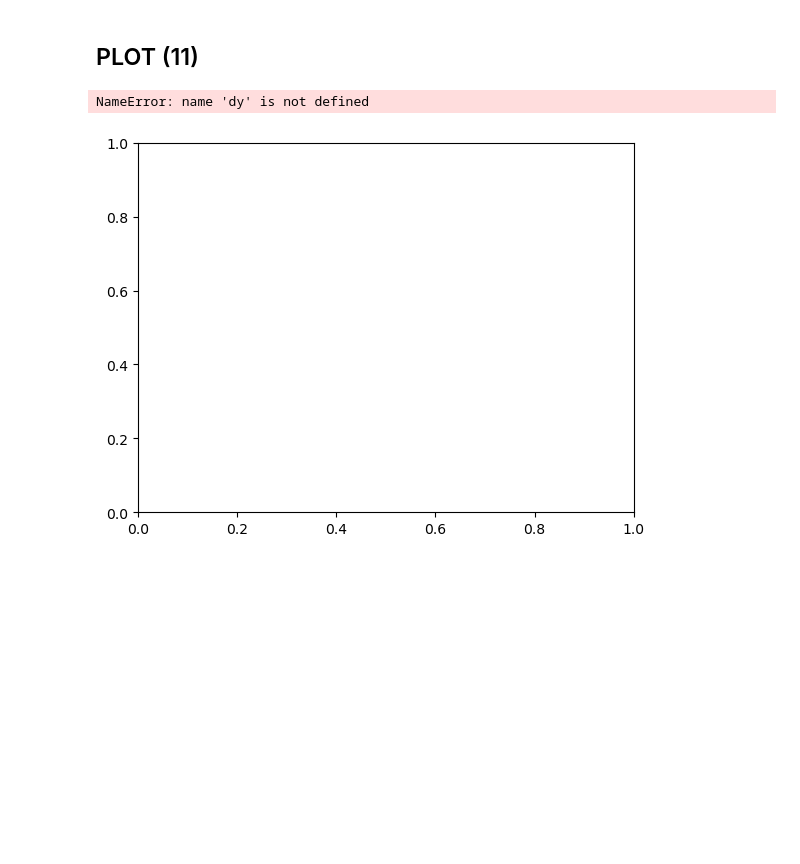
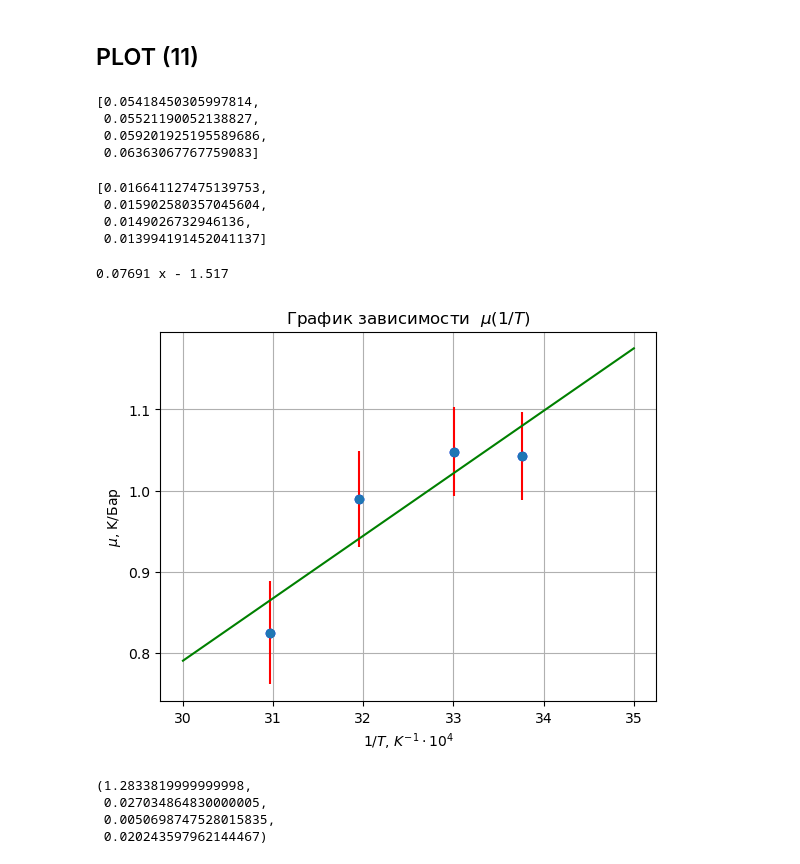
Before and after one commit to juliaProjorlivy/laba, a Jupyter notebook: 2_sem/laba_2.1.6/2.1.6.ipynb, the cells around one changed output. Saved outputs shown, nothing was run; the diff lists cells and outputs as text; code cells hidden in the pictures; blank space fills up the shorter version.

```diff
--- a/2_sem/laba_2.1.6/2.1.6.ipynb
+++ b/2_sem/laba_2.1.6/2.1.6.ipynb
@@ -17,3 +21,9 @@ V =
 ## P down (from 1.5 to 4 atm) with T = Troom = const (8)
 vs = np.array([])
 ps = np.array([])
+# %%
+emu1 = [((delta /ps1[i])**2 + (delta_volt/vs1[i])**2)**0.5 for i in range(len(Ts))]
+
+emu2 = [((delta /ps1[i])**2 + (delta_volt/vs2[i])**2)**0.5 for i in range(len(Ts))]
+emu3 = [((delta /ps1[i])**2 + (delta_volt/vs3[i])**2)**0.5 for i in range(len(Ts))]
+emu4 = [((delta /ps1[i])**2 + (delta_volt/vs4[i])**2)**0.5 for i in range(len(Ts))]
@@ -61,30 +113,51 @@ plt.show()
 # %% [markdown]
 ## PLOT (11)
 # %%
-mus = np.array([])
-oneT = np.array([1/x for x in Ts])
+mus = np.array([1.043, 1.048, 0.9901, 0.8251 ]) # cels/bar ci *10**5
+oneT = np.array([10000/(x+273) for x in Ts])
+#mus = [m*10**5 for m in mus]
 # %%
 x = oneT
 y = mus
-dx = [0.1 for i in range(len(mus))]
-dy = []
+y2 = [1.105 ,1.03, 0.958, 0.898]
+
+dx = [(0.146/(Ts[i]+273))*oneT[i] for i in range(len(Ts))]
+dy = [max(emu1)*abs(mus[0]), max(emu2)*abs(mus[1]), max(emu3)*abs(mus[2]), max(emu4)*abs(mus[3])]
-# %%
-fig, ax = plt.subplots()
-plt.errorbar(x, y, yerr=dy, xerr=dx, fmt='o', ecolor='red')
-plt.scatter(x, y, color="blue")
-ax.set_title('График зависимости $\mu (\frac{1}{T})$')
-plt.grid()
-
-
-model1 = np.poly1d(np.polyfit(x, y, 1))
-polyline = np.linspace(25, 40)
-plt.plot(polyline, model1(polyline), color = 'green')
-
-print(model1)
-
-plt.show()
-#plt.savefig('plot1.png')
-# %% [output]
-NameError: name 'dy' is not defined
-[figure, removed]
+# %%
+dy
+# %% [output]
+[0.05418450305997814,
+ 0.05521190052138827,
+ 0.059201925195589686,
+ 0.06363067767759083]
+# %%
+dx
+# %% [output]
+[0.016641127475139753,
+ 0.015902580357045604,
+ 0.0149026732946136,
+ 0.013994191452041137]
+# %%
+fig, ax = plt.subplots()
+plt.errorbar(x, y, yerr=dy, xerr=dx, fmt='o', ecolor='red')
+plt.scatter(x, y, color="blue")
+ax.set_title('График зависимости  $\mu (1/T)$')
+plt.grid()
+#plt.scatter(x, y2, color="pink")
+
+model1 = np.poly1d(np.polyfit(x, y, 1))
+model2 = np.poly1d(np.polyfit(x, y2, 1))
+polyline = np.linspace(30, 35)
+plt.plot(polyline, model1(polyline), color = 'green')
+#plt.plot(polyline, model2(polyline), color = 'purple')
+
+plt.xlabel('$ 1/T$, $K^{-1}\cdot 10^4$')
+plt.ylabel('$\mu$, K/Бар')
+print(model1)
+
+
+plt.savefig('TableValue.png')
+# %% [output]
+0.07691 x - 1.517
+[figure, added]
 # %%
@@ -92,0 +167,7 @@ a = cp * R * 0.5 * ()
+# %%
+b, a, Tinv, (2*0.36)/(R*4.28)
+# %% [output]
+(1.2833819999999998,
+ 0.027034864830000005,
+ 0.0050698747528015835,
+ 0.020243597962144467)
```
Also changed, not shown: parts of 17 cells of this notebook, 21 other files.
